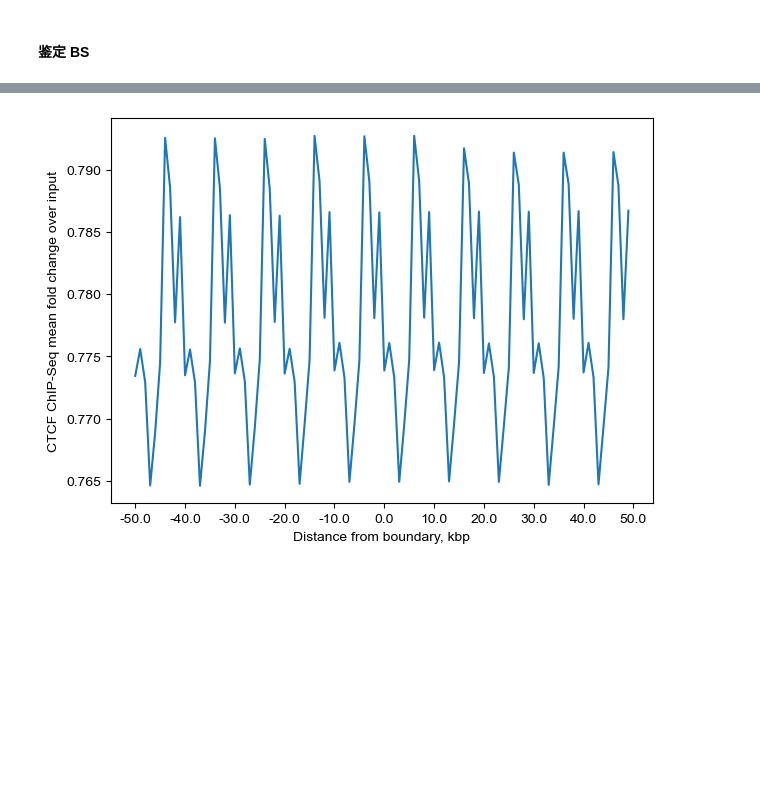
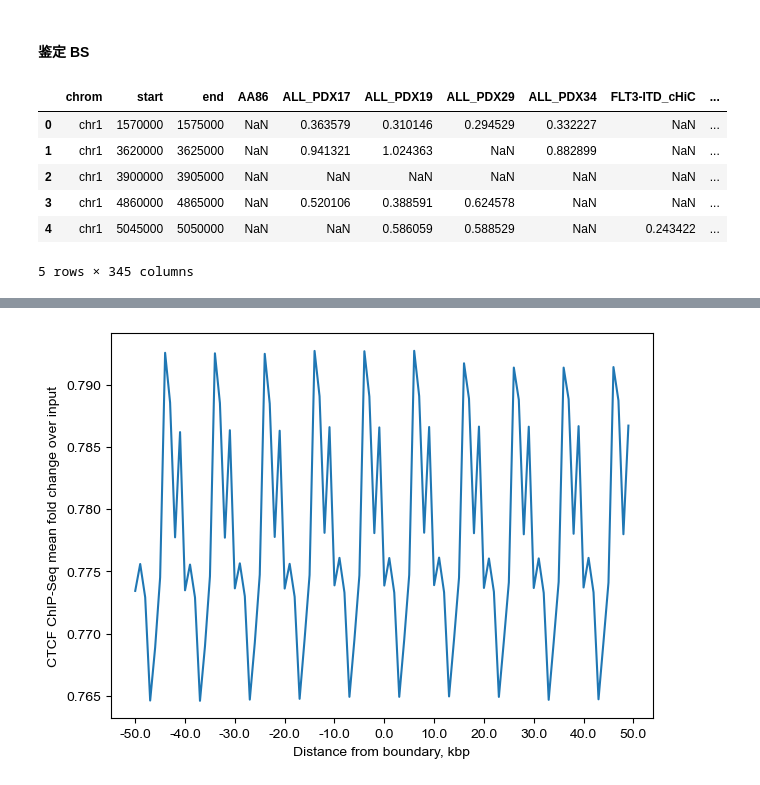
Before and after one commit to futing0143/panHiC, a Jupyter notebook: Analysis/conserve/boundary.ipynb, the cells around one changed output, grey strips where cells are left out. Drawn from its saved outputs; the diff is of its cells as text; code cells hidden in the pictures; blank space fills up the shorter version.

```diff
--- a/Analysis/conserve/boundary.ipynb
+++ b/Analysis/conserve/boundary.ipynb
@@ -97,0 +92,11 @@ bin_any.to_csv('/cluster2/home/futing/Project/panCancer/Analysis/conserve/panCan
+# %%
+bin_fil = pd.read_csv('/cluster2/home/futing/Project/panCancer/Analysis/conserve/panCan327_50k800k.bed', sep="\t", header=0)
+bin_fil.head()
+# %% [output]
+|  | chrom | start | end | AA86 | ALL_PDX17 | ALL_PDX19 | ALL_PDX29 | ALL_PDX34 | FLT3-ITD_cHiC | ... |
+| 0 | chr1 | 1570000 | 1575000 | NaN | 0.363579 | 0.310146 | 0.294529 | 0.332227 | NaN | ... |
+| 1 | chr1 | 3620000 | 3625000 | NaN | 0.941321 | 1.024363 | NaN | 0.882899 | NaN | ... |
+| 2 | chr1 | 3900000 | 3905000 | NaN | NaN | NaN | NaN | NaN | NaN | ... |
+| 3 | chr1 | 4860000 | 4865000 | NaN | 0.520106 | 0.388591 | 0.624578 | NaN | NaN | ... |
+| 4 | chr1 | 5045000 | 5050000 | NaN | NaN | 0.586059 | 0.588529 | NaN | 0.243422 | ... |
+5 rows × 345 columns
```
Also changed, not shown: parts of 13 cells of this notebook, 29 other files.
